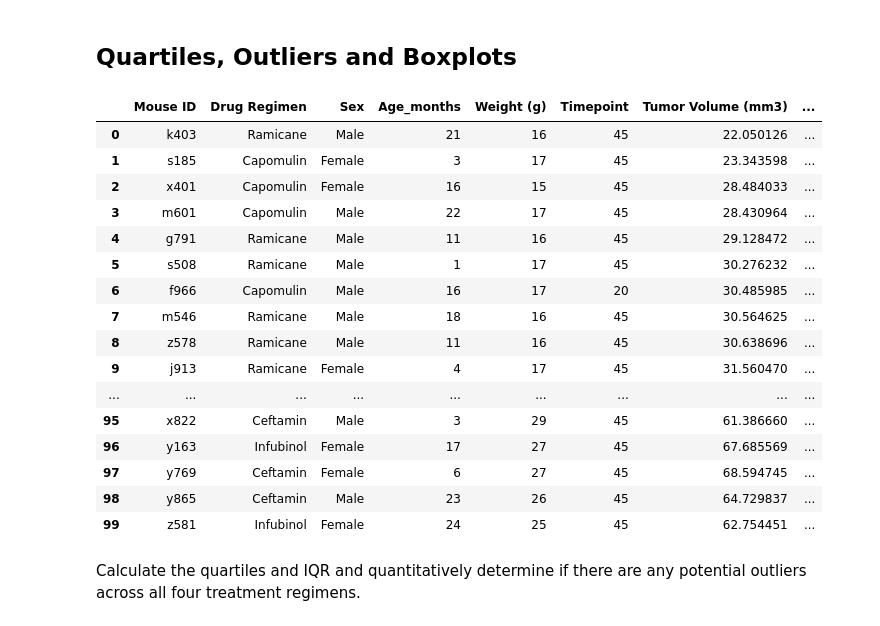
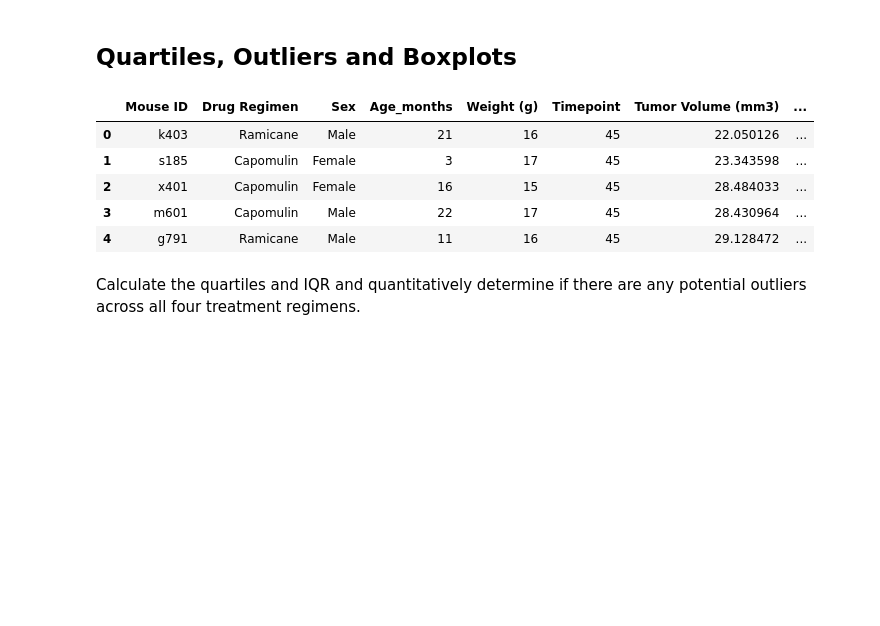
Before and after one commit to jlubranos/matplotlib-challenge, a Jupyter notebook: Pymaceuticals/pymaceuticals_starter.ipynb, the cells around one changed output. Drawn from its saved outputs; the diff is of its cells as text; code cells hidden in the pictures; blank space fills up the shorter version.

```diff
--- a/Pymaceuticals/pymaceuticals_starter.ipynb
+++ b/Pymaceuticals/pymaceuticals_starter.ipynb
@@ -141,46 +141,34 @@ plt.show()
 # %%
 # Calculate the final tumor volume of each mouse across four of the treatment regimens:
 # Capomulin, Ramicane, Infubinol, and Ceftamin
 # Create clean dataset which contains 3 columns Mouse ID, Drug Regiment, and Timepoint.
 max_tp_df=unique_ms_df[["Mouse ID","Drug Regimen","Timepoint"]]
 
 #Create reg_df based on only the mice which were on the 4 Drugs below.
 regimen=['Capomulin','Ceftamin','Infubinol','Ramicane']
 reg_df=max_tp_df.loc[
         (max_tp_df["Drug Regimen"]==regimen[0]) |
         (max_tp_df["Drug Regimen"]==regimen[1]) |
         (max_tp_df["Drug Regimen"]==regimen[2]) |
         (max_tp_df["Drug Regimen"]==regimen[3])
     ,:]
 
 # HINT: Not all mice lived until timepoint 45
 # Start by getting the last (greatest) timepoint for each mouse
 # Create a groupby DataFrame based on Mouse ID and Drug Regimen pulling out the max value of timepoint for each mouse.
 final_df=reg_df.groupby(["Mouse ID","Drug Regimen"]).max()
-pd.set_option('display.max_rows',200)
 
 # Merge this group df with the original dataframe to get the tumor volume at the last timepoint
 #Create merge_df which will contain all of the mice with only the last greatest timepoint with the rest of the data for that mouse.
 final_mousetvol_df=pd.merge(unique_ms_df,final_df,on=["Mouse ID","Timepoint"])
-final_mousetvol_df
+final_mousetvol_df.head()
 # %% [output]
 |  | Mouse ID | Drug Regimen | Sex | Age_months | Weight (g) | Timepoint | Tumor Volume (mm3) | ... |
 | 0 | k403 | Ramicane | Male | 21 | 16 | 45 | 22.050126 | ... |
 | 1 | s185 | Capomulin | Female | 3 | 17 | 45 | 23.343598 | ... |
 | 2 | x401 | Capomulin | Female | 16 | 15 | 45 | 28.484033 | ... |
 | 3 | m601 | Capomulin | Male | 22 | 17 | 45 | 28.430964 | ... |
 | 4 | g791 | Ramicane | Male | 11 | 16 | 45 | 29.128472 | ... |
-| 5 | s508 | Ramicane | Male | 1 | 17 | 45 | 30.276232 | ... |
-| 6 | f966 | Capomulin | Male | 16 | 17 | 20 | 30.485985 | ... |
-| 7 | m546 | Ramicane | Male | 18 | 16 | 45 | 30.564625 | ... |
-| 8 | z578 | Ramicane | Male | 11 | 16 | 45 | 30.638696 | ... |
-| 9 | j913 | Ramicane | Female | 4 | 17 | 45 | 31.560470 | ... |
-| ... | ... | ... | ... | ... | ... | ... | ... | ... |
-| 95 | x822 | Ceftamin | Male | 3 | 29 | 45 | 61.386660 | ... |
-| 96 | y163 | Infubinol | Female | 17 | 27 | 45 | 67.685569 | ... |
-| 97 | y769 | Ceftamin | Female | 6 | 27 | 45 | 68.594745 | ... |
-| 98 | y865 | Ceftamin | Male | 23 | 26 | 45 | 64.729837 | ... |
-| 99 | z581 | Infubinol | Female | 24 | 25 | 45 | 62.754451 | ... |
 # %% [markdown]
 Calculate the quartiles and IQR and quantitatively determine if there are any potential outliers across all four treatment regimens.
 # %%
```
Also changed, not shown: parts of 13 cells of this notebook.
